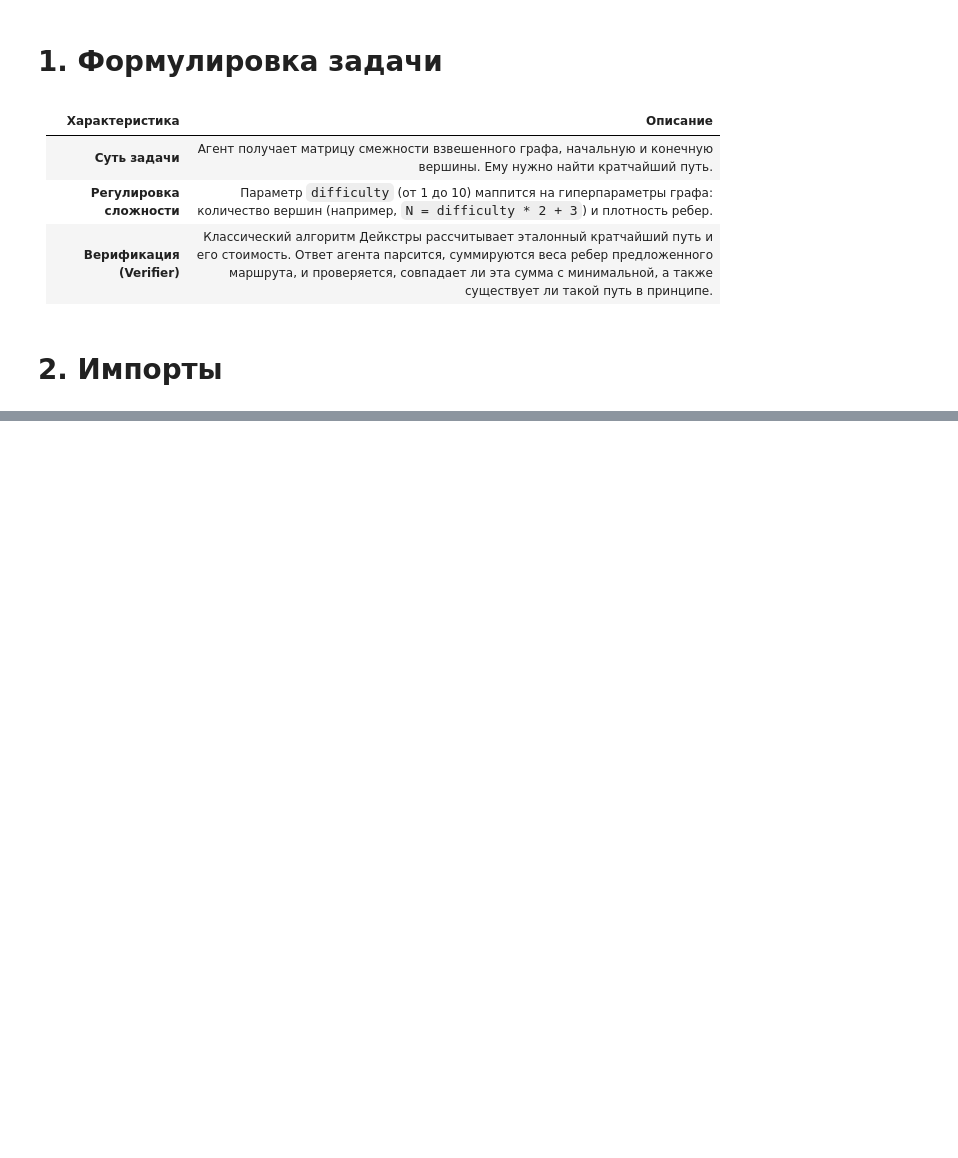
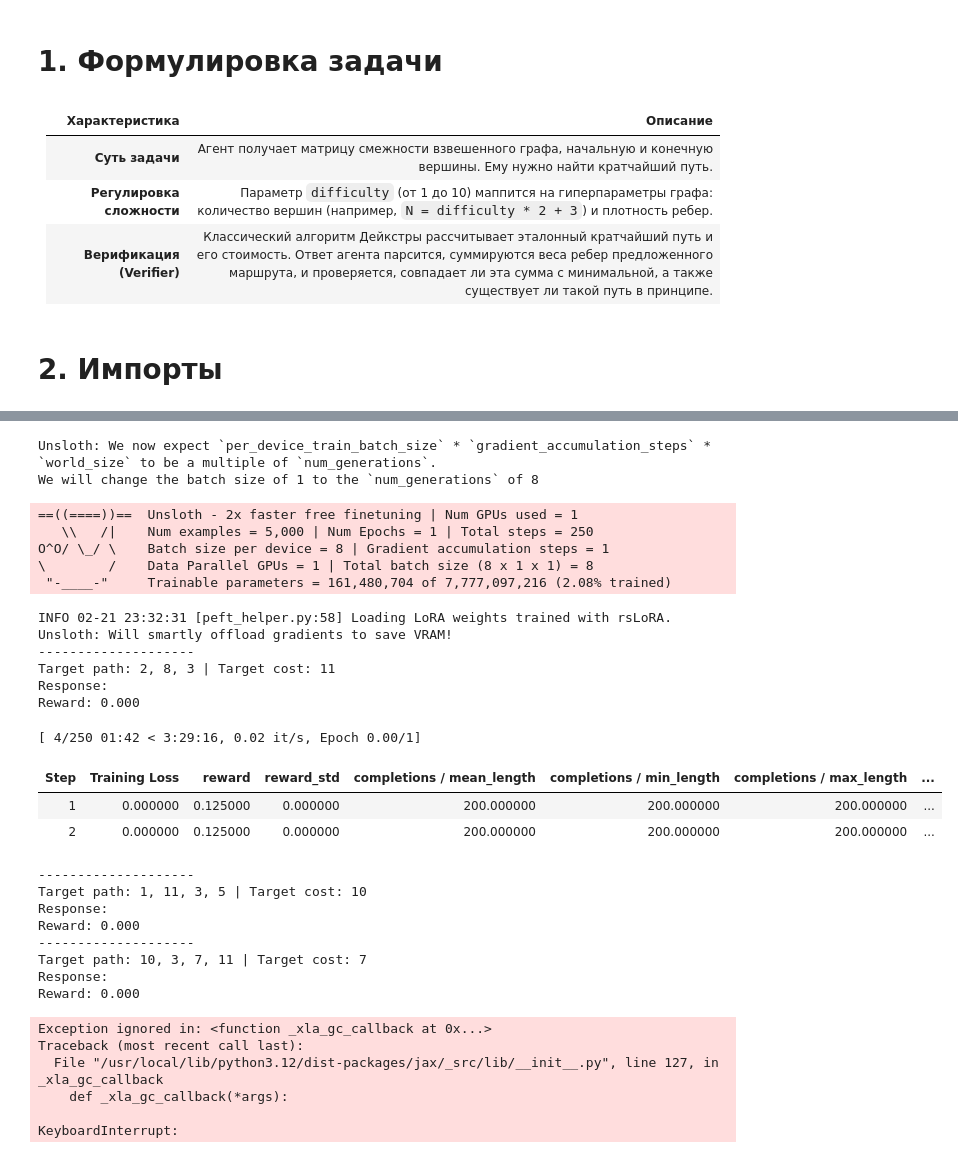
Before and after one commit to TebelevGt/HW-2_env, a Jupyter notebook: rl-shortest-path-agent/notebooks/playground.ipynb, the cells around one changed output, grey strips where cells are left out. Cells and saved outputs as stored; diff of their text form; code cells hidden in the pictures; blank space fills up the shorter version.

```diff
--- a/rl-shortest-path-agent/notebooks/playground.ipynb
+++ b/rl-shortest-path-agent/notebooks/playground.ipynb
@@ -208,15 +143,74 @@ train_dataset = ShortestPathDataset.load(pickle_path)
 # %%
+from trl import GRPOTrainer,GRPOConfig
+from envs import *
+
+training_args = GRPOConfig(
+    use_vllm=True,  # use vllm for fast inference!
+    learning_rate=5e-6,
+    adam_beta1=0.9,
+    adam_beta2=0.99,
+    weight_decay=0.1,
+    warmup_ratio=0.1,
+    lr_scheduler_type="cosine",
+    optim="adamw_8bit",
+    logging_steps=1,
+    per_device_train_batch_size=1,
+    gradient_accumulation_steps=1,  # Increase to 4 for smoother training
+    num_generations=8,  # Decrease if out of memory
+    max_prompt_length=256,
+    max_completion_length=200,
+    # num_train_epochs = 1, # Set to 1 for a full training run
+    max_steps=250,
+    save_steps=250,
+    max_grad_norm=0.1,
+    report_to="none",  # Can use Weights & Biases
+    output_dir="outputs",
+)
+
 trainer = GRPOTrainer(
-    model = model,
-    processing_class = tokenizer,
-    reward_funcs = [
-        xmlcount_reward_func,
-        soft_format_reward_func,
-        strict_format_reward_func,
-        int_reward_func,
-        correctness_reward_func,
+    model=model,
+    processing_class=tokenizer,
+    reward_funcs=[
+        xmlcount_reward_func,        # Проверяет базовое наличие тегов (мягко)
+        soft_format_reward_func,     # Проверяет порядок тегов (мягко)
+        strict_format_reward_func,   # Проверяет строгое форматирование тегов с переносами строк
+        path_format_reward_func,     # Проверяет, что внутри <answer> только числа и запятые
+        correctness_reward_func,     # Главная логика: старт/стоп, существование ребер и оптимальность
     ],
-    args = training_args,
-    train_dataset = train_dataset,
+    args=training_args,
+    train_dataset=get_shortest_path_dataset('data/train_v1.pkl')
 )
+
 trainer.train()
+# %% [output]
+Unsloth: We now expect `per_device_train_batch_size` * `gradient_accumulation_steps` * `world_size` to be a multiple of `num_generations`.
+We will change the batch size of 1 to the `num_generations` of 8
+==((====))==  Unsloth - 2x faster free finetuning | Num GPUs used = 1
+   \\   /|    Num examples = 5,000 | Num Epochs = 1 | Total steps = 250
+O^O/ \_/ \    Batch size per device = 8 | Gradient accumulation steps = 1
+\        /    Data Parallel GPUs = 1 | Total batch size (8 x 1 x 1) = 8
+ "-____-"     Trainable parameters = 161,480,704 of 7,777,097,216 (2.08% trained)
+INFO 02-21 23:32:31 [peft_helper.py:58] Loading LoRA weights trained with rsLoRA.
+Unsloth: Will smartly offload gradients to save VRAM!
+--------------------
+Target path: 2, 8, 3 | Target cost: 11
+Response:
+Reward: 0.000
+[ 4/250 01:42 < 3:29:16, 0.02 it/s, Epoch 0.00/1]
+| Step | Training Loss | reward | reward_std | completions / mean_length | completions / min_length | completions / max_length | ... |
+| 1 | 0.000000 | 0.125000 | 0.000000 | 200.000000 | 200.000000 | 200.000000 | ... |
+| 2 | 0.000000 | 0.125000 | 0.000000 | 200.000000 | 200.000000 | 200.000000 | ... |
+--------------------
+Target path: 1, 11, 3, 5 | Target cost: 10
+Response:
+Reward: 0.000
+--------------------
+Target path: 10, 3, 7, 11 | Target cost: 7
+Response:
+Reward: 0.000
+Exception ignored in: <function _xla_gc_callback at 0x...>
+Traceback (most recent call last):
+  File "/usr/local/lib/python3.12/dist-packages/jax/_src/lib/__init__.py", line 127, in _xla_gc_callback
+    def _xla_gc_callback(*args):
+
+KeyboardInterrupt:
```
Also changed, not shown: parts of 11 cells of this notebook, 1 other file.
